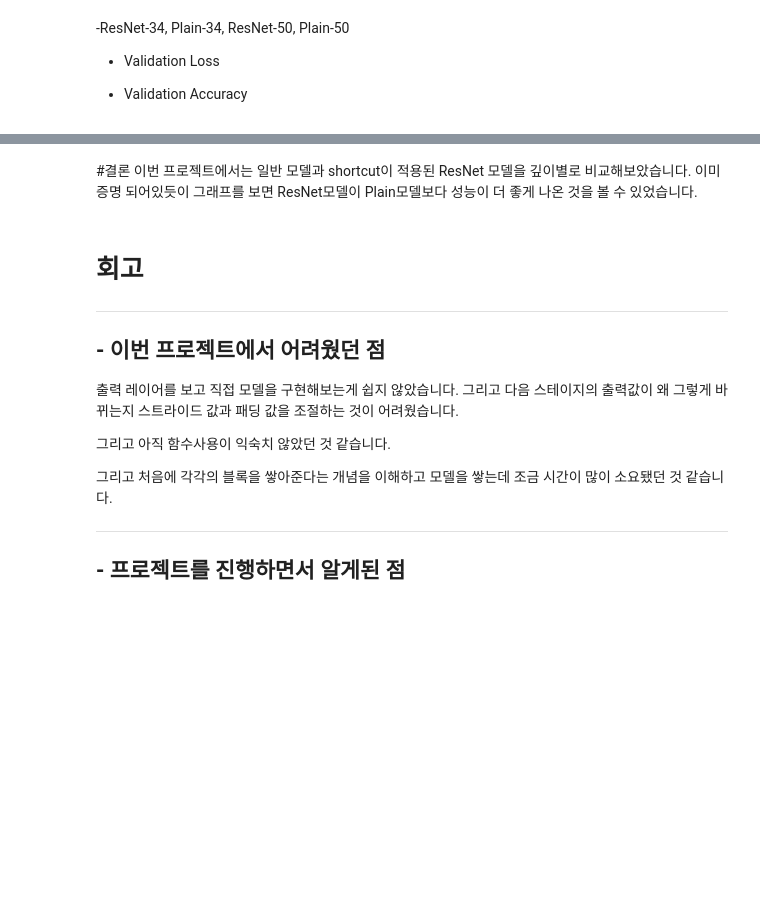
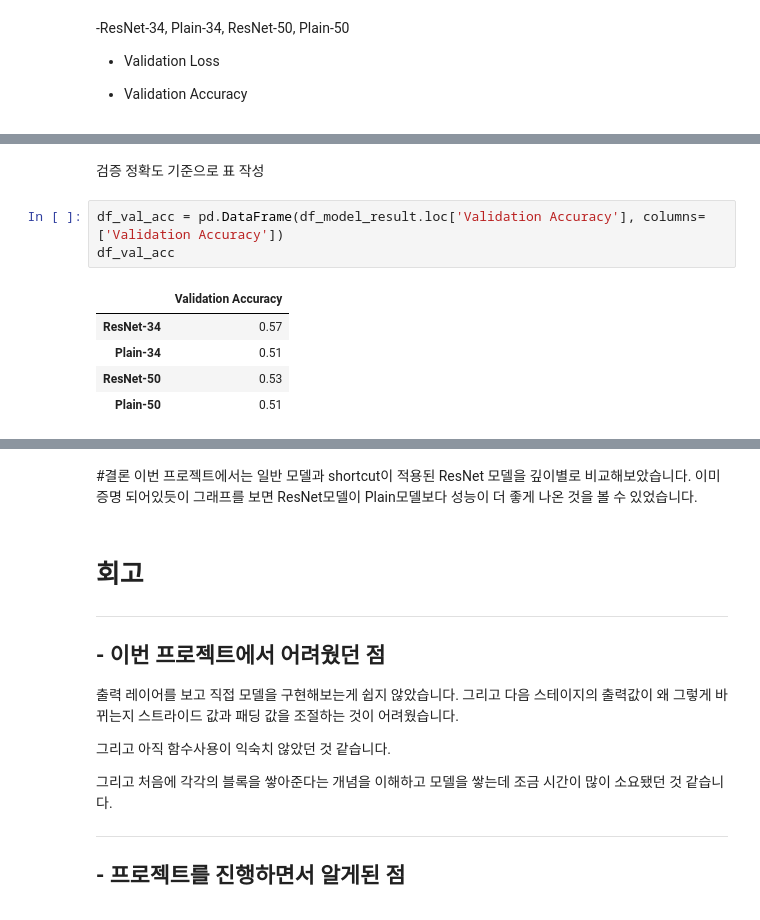
Before and after one commit to Jingut/GoingDeeper, a Jupyter notebook: GD1_Project_ResNet_Ablation_Study.ipynb, the cells around one changed output, grey strips where cells are left out. Saved outputs shown, nothing was run; the diff lists cells and outputs as text; blank space fills up the shorter version.

```diff
--- a/GD1_Project_ResNet_Ablation_Study.ipynb
+++ b/GD1_Project_ResNet_Ablation_Study.ipynb
@@ -698,0 +740,11 @@ plt.show()
+# %% [markdown]
+검증 정확도 기준으로 표 작성
+# %%
+df_val_acc = pd.DataFrame(df_model_result.loc['Validation Accuracy'], columns=['Validation Accuracy'])
+df_val_acc
+# %% [output]
+|  | Validation Accuracy |
+| ResNet-34 | 0.57 |
+| Plain-34 | 0.51 |
+| ResNet-50 | 0.53 |
+| Plain-50 | 0.51 |
```
Also changed, not shown: parts of 18 cells of this notebook.
